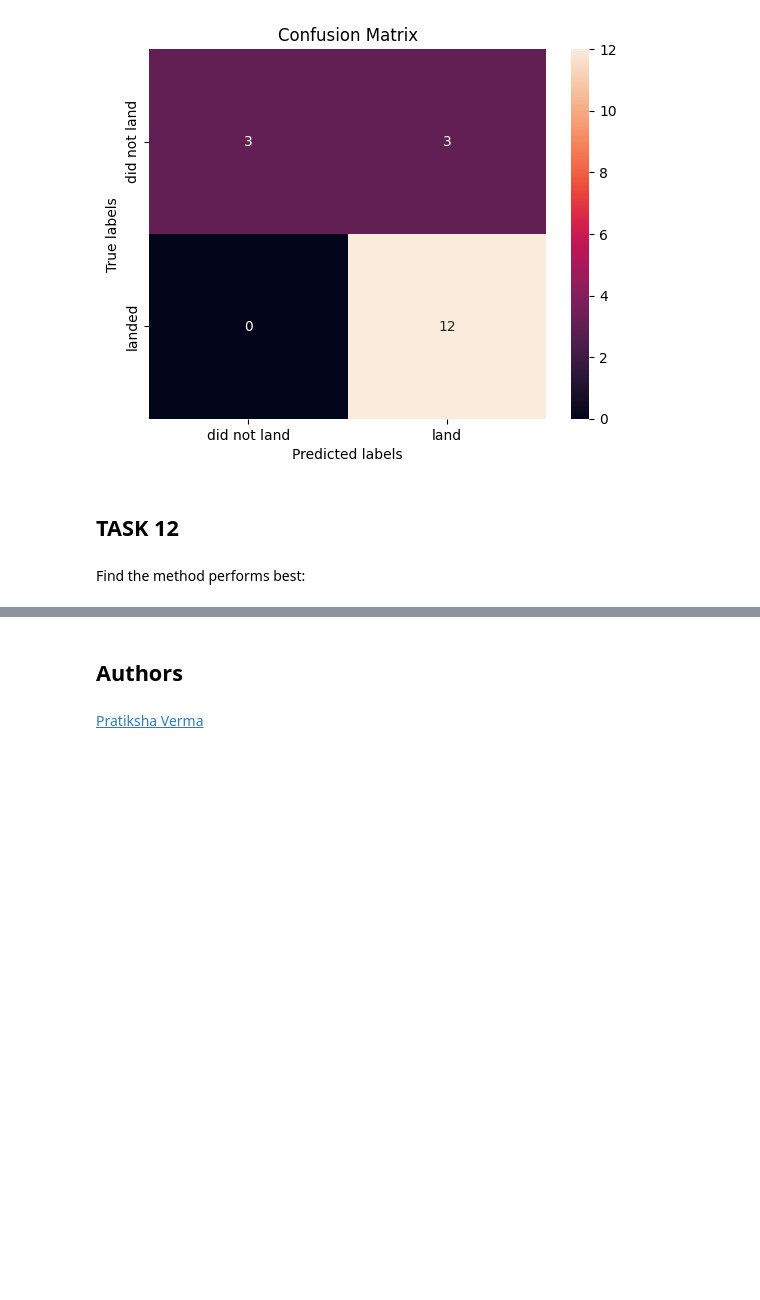
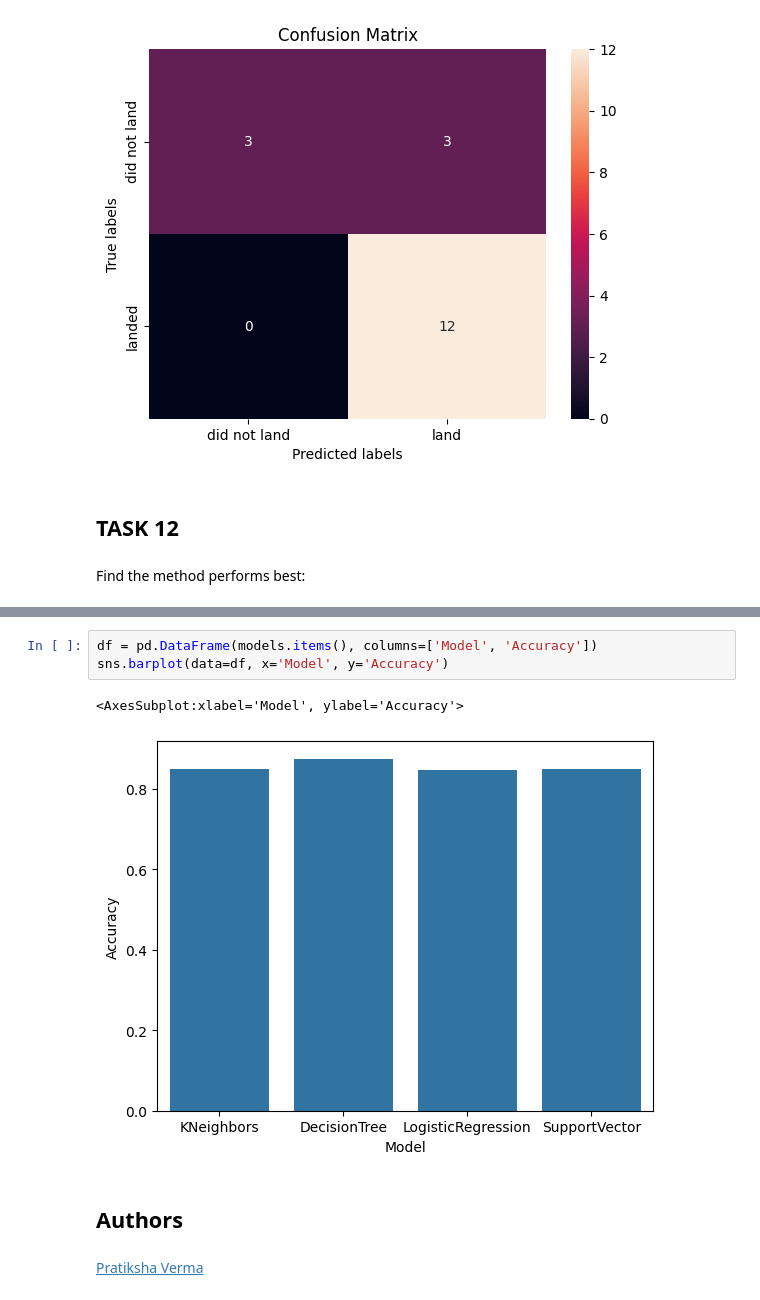
Before and after one commit to ATrapenard/IBM_AppliedDataScience_Capstone, a Jupyter notebook: SpaceX_Machine_Learning_Prediction_Part_5.jupyterlite.ipynb, the cells around one changed output, grey strips where cells are left out. Drawn from its saved outputs; the diff is of its cells as text; blank space fills up the shorter version.

```diff
--- a/SpaceX_Machine_Learning_Prediction_Part_5.jupyterlite.ipynb
+++ b/SpaceX_Machine_Learning_Prediction_Part_5.jupyterlite.ipynb
@@ -351,5 +351,11 @@ print('Best model is', bestalgorithm,'with a score of', models[bestalgorithm])
 # %% [output]
 Best model is DecisionTree with a score of 0.875
+# %%
+df = pd.DataFrame(models.items(), columns=['Model', 'Accuracy'])
+sns.barplot(data=df, x='Model', y='Accuracy')
+# %% [output]
+<AxesSubplot:xlabel='Model', ylabel='Accuracy'>
+[figure, added]
 # %% [markdown]
 ## Authors
 # %% [markdown]
```
Also changed, not shown: parts of 5 cells of this notebook.
